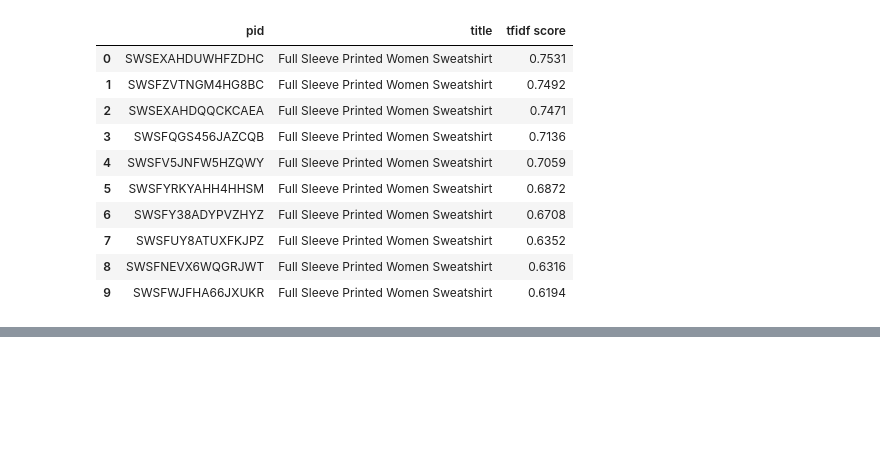
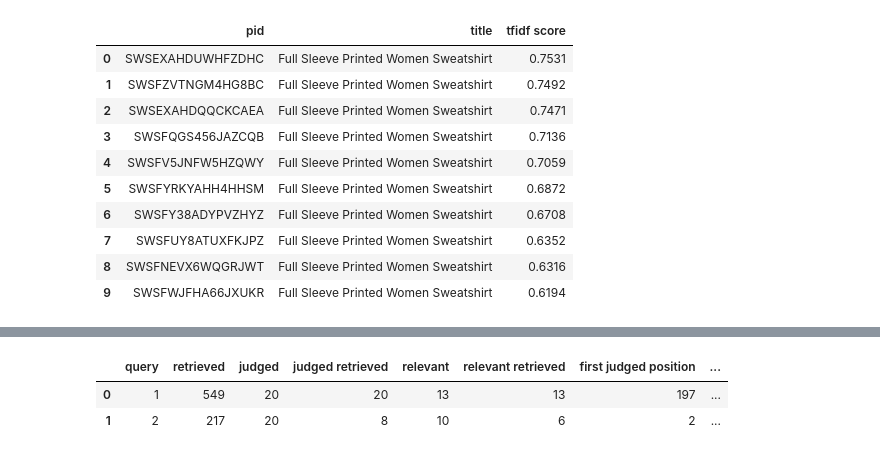
Before and after one commit to bielmongeortiz/irwa-final-project, a Jupyter notebook: project_progress/part_2/IRWA_part_2.ipynb, the cells around one changed output, grey strips where cells are left out. Cells and saved outputs as stored; diff of their text form; code cells hidden in the pictures; blank space fills up the shorter version.

```diff
--- a/project_progress/part_2/IRWA_part_2.ipynb
+++ b/project_progress/part_2/IRWA_part_2.ipynb
@@ -207,0 +326,31 @@ Query: 'women full sleeve printed sweatshirt' -> terms ['women', 'full', 'sleev'
+# %%
+coverage_rows = []
+for query_id in validation_queries:
+    ranking = validation_rankings[query_id]
+    judged = validation_judgments[query_id]
+
+    judged_positions = []
+    relevant_retrieved = 0
+    position = 0
+    for pid in ranking:
+        position += 1
+        if pid in judged:
+            judged_positions.append(position)
+            relevant_retrieved += judged[pid]
+
+    coverage_rows.append({
+        "query": query_id,
+        "retrieved": len(ranking),
+        "judged": len(judged),
+        "judged retrieved": len(judged_positions),
+        "relevant": sum(judged.values()),
+        "relevant retrieved": relevant_retrieved,
+        "first judged position": judged_positions[0],
+        "last judged position": judged_positions[-1],
+    })
+
+pd.DataFrame(coverage_rows)
+# %% [output]
+|  | query | retrieved | judged | judged retrieved | relevant | relevant retrieved | first judged position | ... |
+| 0 | 1 | 549 | 20 | 20 | 13 | 13 | 197 | ... |
+| 1 | 2 | 217 | 20 | 8 | 10 | 6 | 2 | ... |
```
Also changed, not shown: parts of 21 cells of this notebook, 4 other files.
